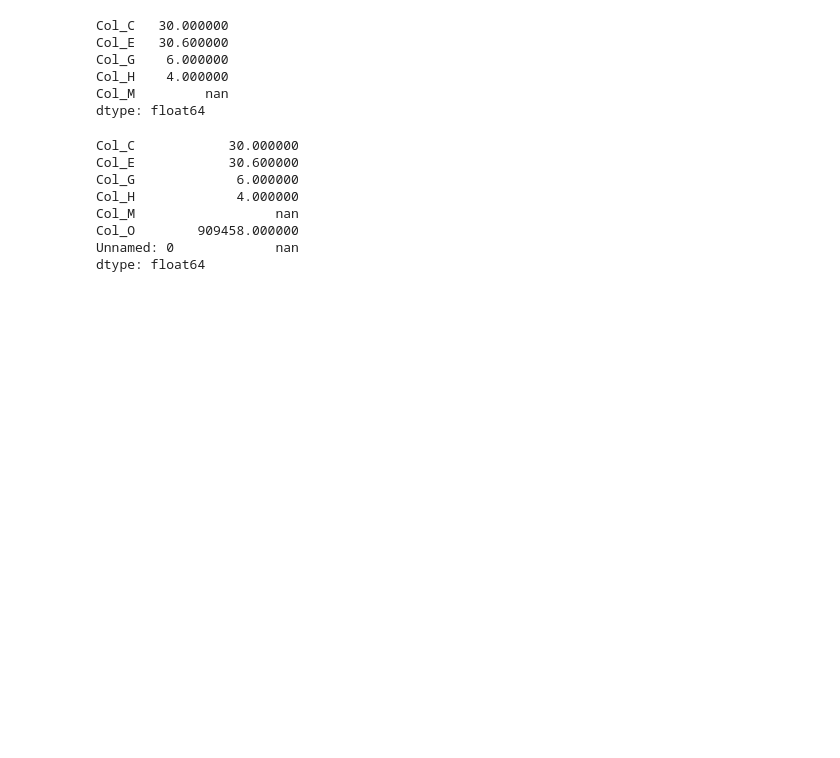
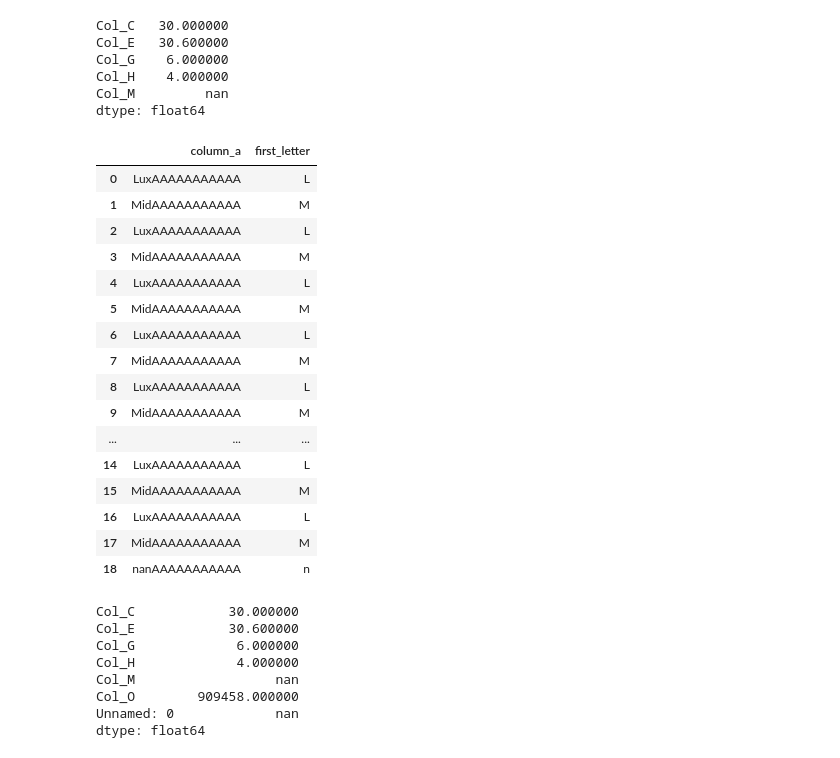
Before and after one commit to Ryan-Ashton/Exploratory_Data_Analysis, a Jupyter notebook: Data Cleaning Personal Cheat Sheet.ipynb, the cells around one changed output. Drawn from its saved outputs; the diff is of its cells as text; code cells hidden in the pictures; blank space fills up the shorter version.

```diff
--- a/Data Cleaning Personal Cheat Sheet.ipynb
+++ b/Data Cleaning Personal Cheat Sheet.ipynb
@@ -1640,6 +1731,30 @@ Col_G    6.000000
 Col_H    4.000000
 Col_M         nan
 dtype: float64
+# %%
+def first_letter(letters):
+    return letters[0]
+
+df["first_letter"] = df['column_a'].apply(first_letter)
+df[["column_a", "first_letter"]]
+# %% [output]
+|  | column_a | first_letter |
+| 0 | LuxAAAAAAAAAAA | L |
+| 1 | MidAAAAAAAAAAA | M |
+| 2 | LuxAAAAAAAAAAA | L |
+| 3 | MidAAAAAAAAAAA | M |
+| 4 | LuxAAAAAAAAAAA | L |
+| 5 | MidAAAAAAAAAAA | M |
+| 6 | LuxAAAAAAAAAAA | L |
+| 7 | MidAAAAAAAAAAA | M |
+| 8 | LuxAAAAAAAAAAA | L |
+| 9 | MidAAAAAAAAAAA | M |
+| ... | ... | ... |
+| 14 | LuxAAAAAAAAAAA | L |
+| 15 | MidAAAAAAAAAAA | M |
+| 16 | LuxAAAAAAAAAAA | L |
+| 17 | MidAAAAAAAAAAA | M |
+| 18 | nanAAAAAAAAAAA | n |
 # %%
 # Averages of everything numerical
 df_num = df_num.apply(np.mean)
```
Also changed, not shown: parts of 7 cells of this notebook.
